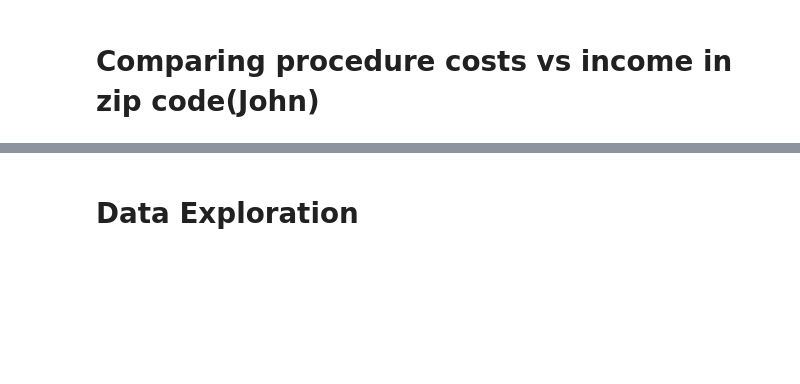
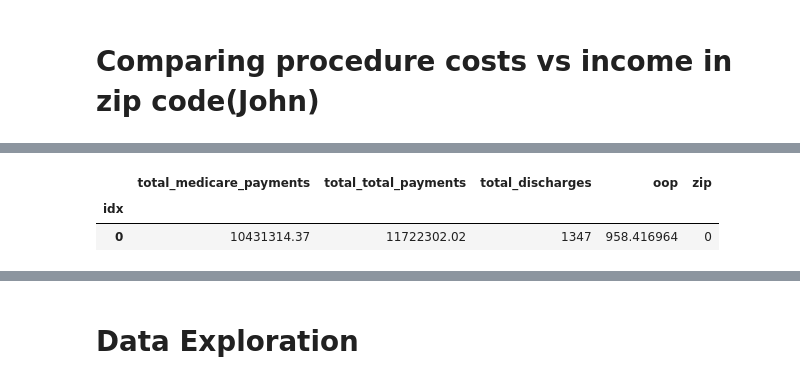
Before and after one commit to jwarlop/BC_Proj001, a Jupyter notebook: main.ipynb, the cells around one changed output, grey strips where cells are left out. Drawn from its saved outputs; the diff is of its cells as text; code cells hidden in the pictures; blank space fills up the shorter version.

```diff
--- a/main.ipynb
+++ b/main.ipynb
@@ -270,57 +290,43 @@ df_zip.head(2)
 # %%
 import pickle
 def strip_bins(df_tup):
     med = [12500.0,37500.0,62500.0,87500.0,150000.0,250000.0]
     for idx,df in enumerate(df_tup):
         zip_     = df['zip'].tolist()
         ttlR     = df['TtlR'].tolist()
         ttlJR    = df['TtlJR'].tolist()
         ttlEld   = df['Eld'].tolist()
         if idx == 0:
             # [[zip,ttlPpl,sumAGI,ttlEld]]
             result = [[i,j+k,(j+k/2.0)*med[idx],l] for i,j,k,l \
                       in zip(zip_,ttlR,ttlJR,ttlEld)]
-            acc = df['average_covered_charges'].tolist()
-            amp = df['average_medicare_payments'].tolist()
-            atp = df['average_total_payments'].tolist()
+            tmp = df['total_medicare_payments'].tolist()
+            ttp = df['total_total_payments'].tolist()
             tdis = df['total_discharges'].tolist()
+            oop = df['oop'].tolist()
         for idx0,l in enumerate(result):
             l[1]=l[1]+ttlR[idx]+ttlJR[idx]
             l[2]=l[2]+(ttlR[idx]+ttlJR[idx]/2.0)*med[idx]
             l[3]=l[3]+ttlEld[idx]
     (zip_,ttlPpl,sumAGI,avgAGI,pEld,ttlEld)=[],[],[],[],[],[]
     for i in result:
         zip_.append(i[0])
         ttlPpl.append(i[1])
         sumAGI.append(i[2])
         avgAGI.append(i[2]/i[1])
         pEld.append((i[3]/i[1])*100.0)
         ttlEld.append(i[3])
-    df = pd.DataFrame({'ttl_dis':tdis,'acc':acc,'amp':amp,'atp':atp,'zip':zip_,'ttlPpl':ttlPpl,'sumAGI':sumAGI,'avgAGI':avgAGI,\
+    df = pd.DataFrame({'ttl_dis':tdis,'tmp':tmp,'ttp':ttp,'oop':oop,'zip':zip_,'ttlPpl':ttlPpl,'sumAGI':sumAGI,'avgAGI':avgAGI,\
                        'pEld':pEld,'ttlEld':ttlEld})
     return(df)
 
-
-df_zip = main_df.groupby(['provider_zip_code']).\
-            aggregate({'average_covered_charges':'sum',\
-                       'average_medicare_payments':'sum',\
-                       'average_total_payments':'sum','total_discharges':'sum'})
-new_idx = [i for i in range(0,df_zip.shape[0])]
-zc_v = df_zip.index.tolist()
-df_zip['idx']=new_idx
-df_zip['zip']=zc_v
-df_zip.set_index('idx',inplace=True)
-#df_zip['zip'] = df_zip['zip'].astype(str)
-#zip_s = df_zip['zip'].tolist()
-#zip_s = ['0'+s if len(s) == 4 else s for s in zip_s]
-#df_zip['zip']=zip_s
-#df_zip.shape
-merged_25K = pd.merge(df_zip,df_zip_25K,on='zip',how='inner')
-merged_50K = pd.merge(df_zip,df_zip_50K,on='zip',how='inner')
-merged_75K = pd.merge(df_zip,df_zip_75K,on='zip',how='inner')
-merged_100K = pd.merge(df_zip,df_zip_100K,on='zip',how='inner')
-merged_200K = pd.merge(df_zip,df_zip_200K,on='zip',how='inner')
-merged_1M   = pd.merge(df_zip,df_zip_1M,on='zip',how='inner')
-df_tuple = (merged_25K,merged_50K,merged_75K,merged_100K,merged_200K,merged_1M)
-df_agi = strip_bins(df_tuple)
-df_agi.to_pickle('df_agi.pkl')
+new_idx = [i for i in range(0,df_costs_zip.shape[0])]
+zc_v = df_costs_zip.index.tolist()
+df_costs_zip['idx']=new_idx
+df_costs_zip['zip']=zc_v
+df_costs_zip.set_index('idx',inplace=True)
+df_costs_zip.head(1)
+# %% [output]
+|  | total_medicare_payments | total_total_payments | total_discharges | oop | zip |
+| idx |  |  |  |  |  |
+| 0 | 10431314.37 | 11722302.02 | 1347 | 958.416964 | 0 |
```
Also changed, not shown: parts of 13 cells of this notebook.
